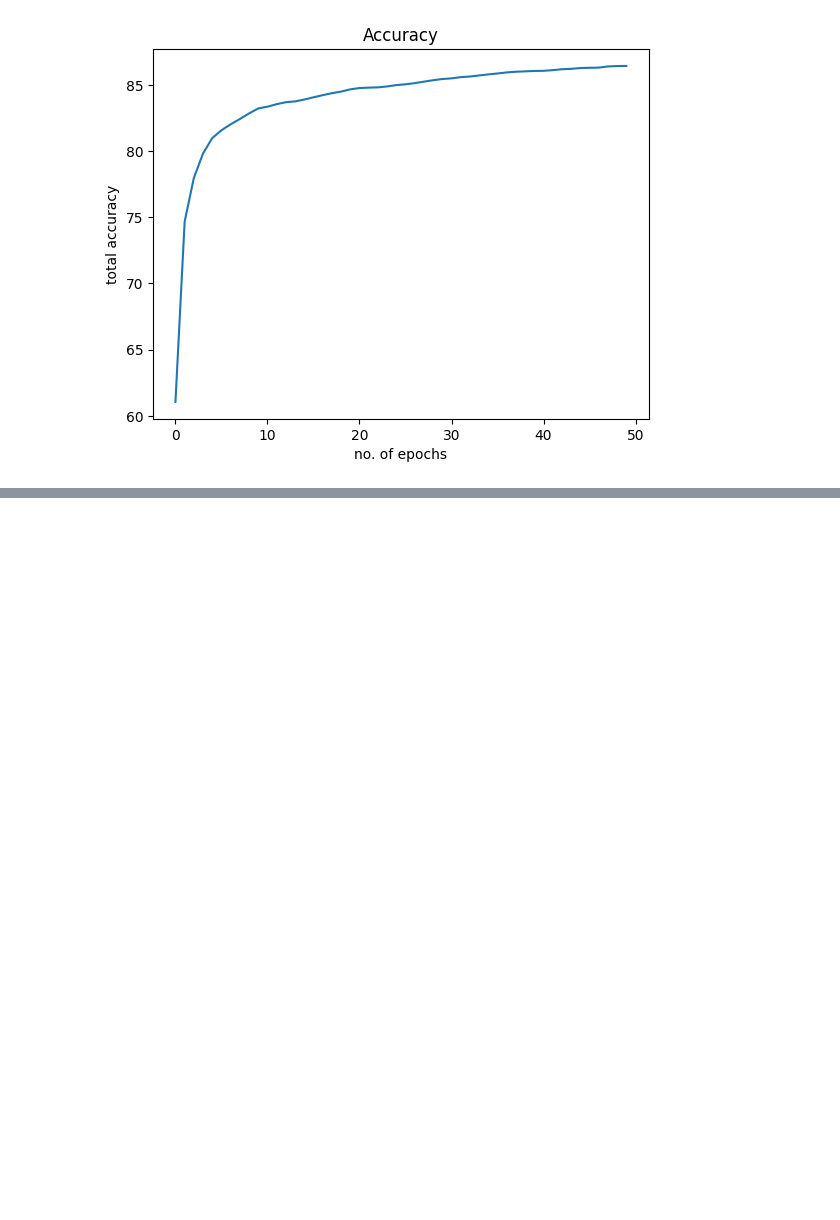
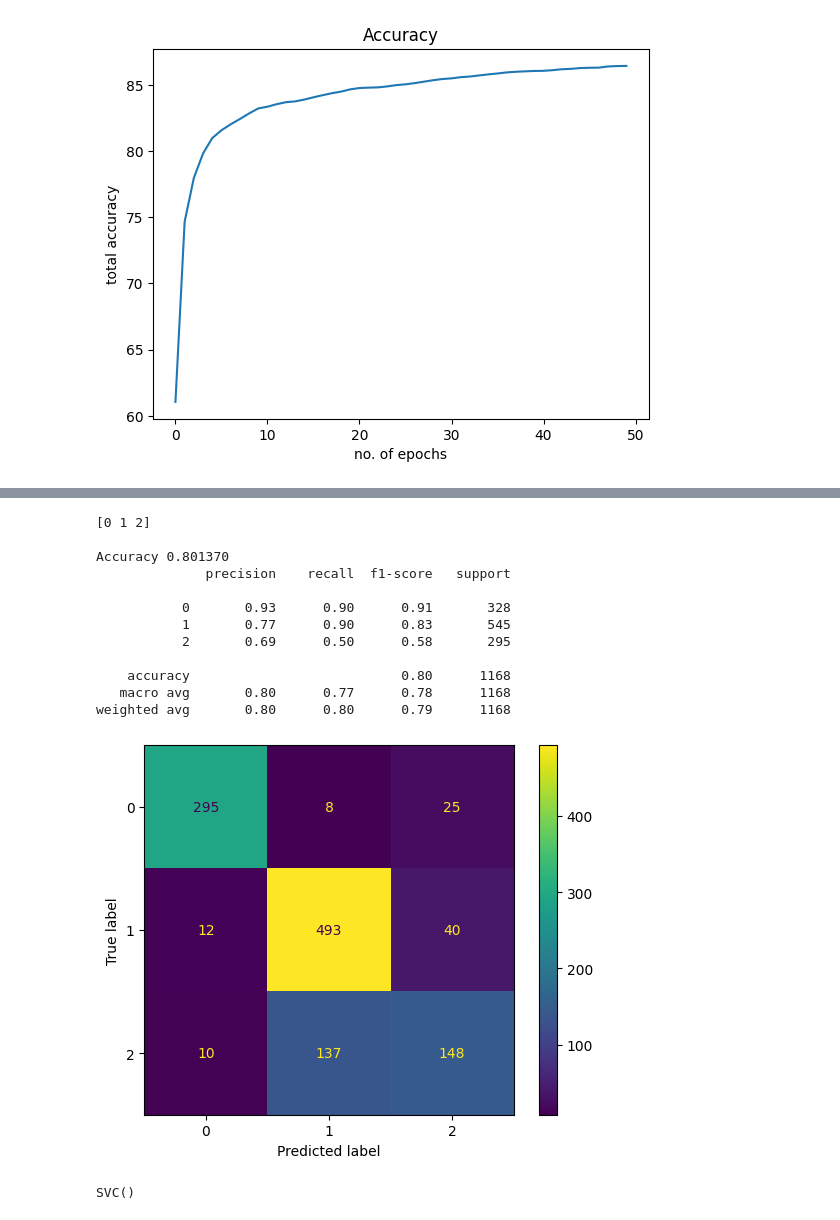
Before and after one commit to conor7276/chest-xray-research, a Jupyter notebook: models/TestModel.ipynb, the cells around one changed output, grey strips where cells are left out. Drawn from its saved outputs; the diff is of its cells as text; code cells hidden in the pictures; blank space fills up the shorter version.

```diff
--- a/models/TestModel.ipynb
+++ b/models/TestModel.ipynb
@@ -138,0 +340,19 @@ Epoch: 49. Loss: 1.7766659259796143. Accuracy: 86.43
+# %%
+from sklearn import svm # Support Vector Classifier
+svc = svm.SVC()
+build_and_eval_model(svc, X, y)
+# %% [output]
+[0 1 2]
+
+Accuracy 0.801370
+              precision    recall  f1-score   support
+
+           0       0.93      0.90      0.91       328
+           1       0.77      0.90      0.83       545
+           2       0.69      0.50      0.58       295
+
+    accuracy                           0.80      1168
+   macro avg       0.80      0.77      0.78      1168
+weighted avg       0.80      0.80      0.79      1168
+[figure, added]
+SVC()
```
Also changed, not shown: parts of 21 cells of this notebook, 2 other files.
